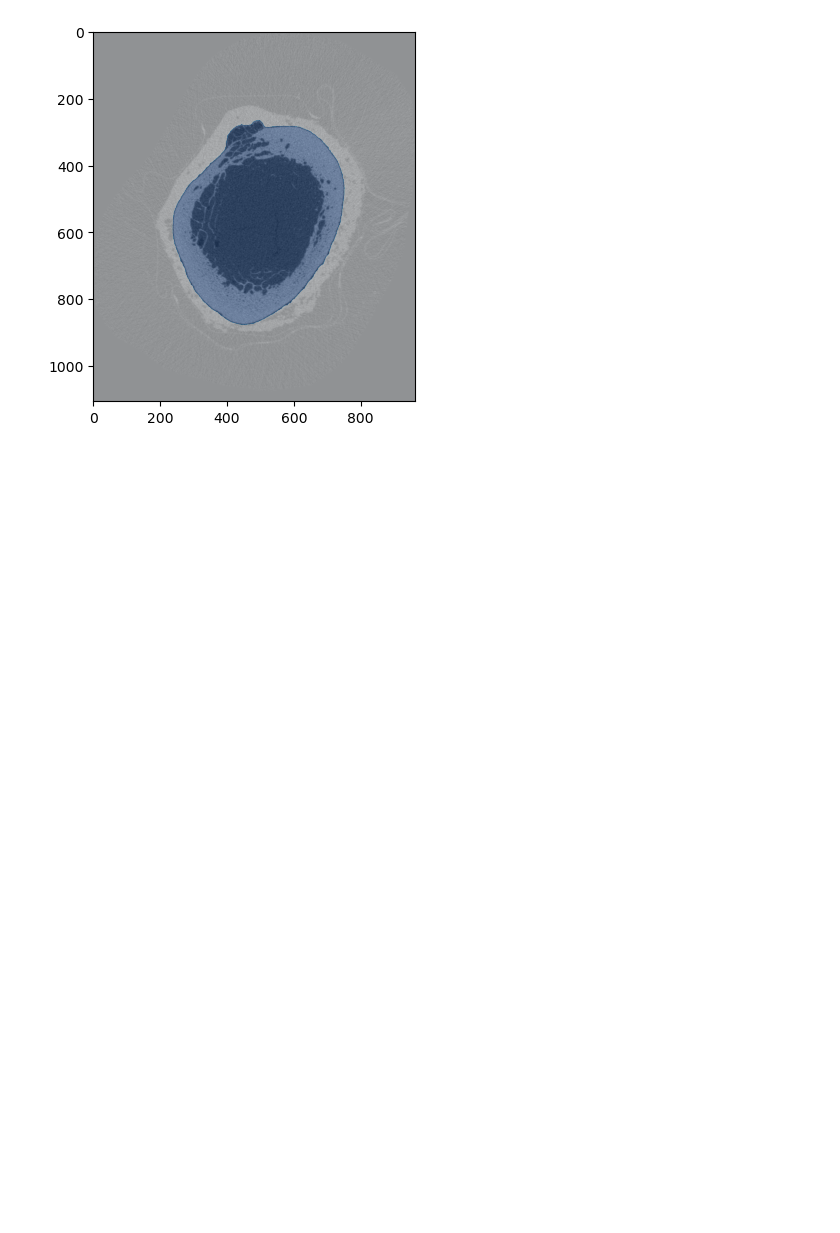
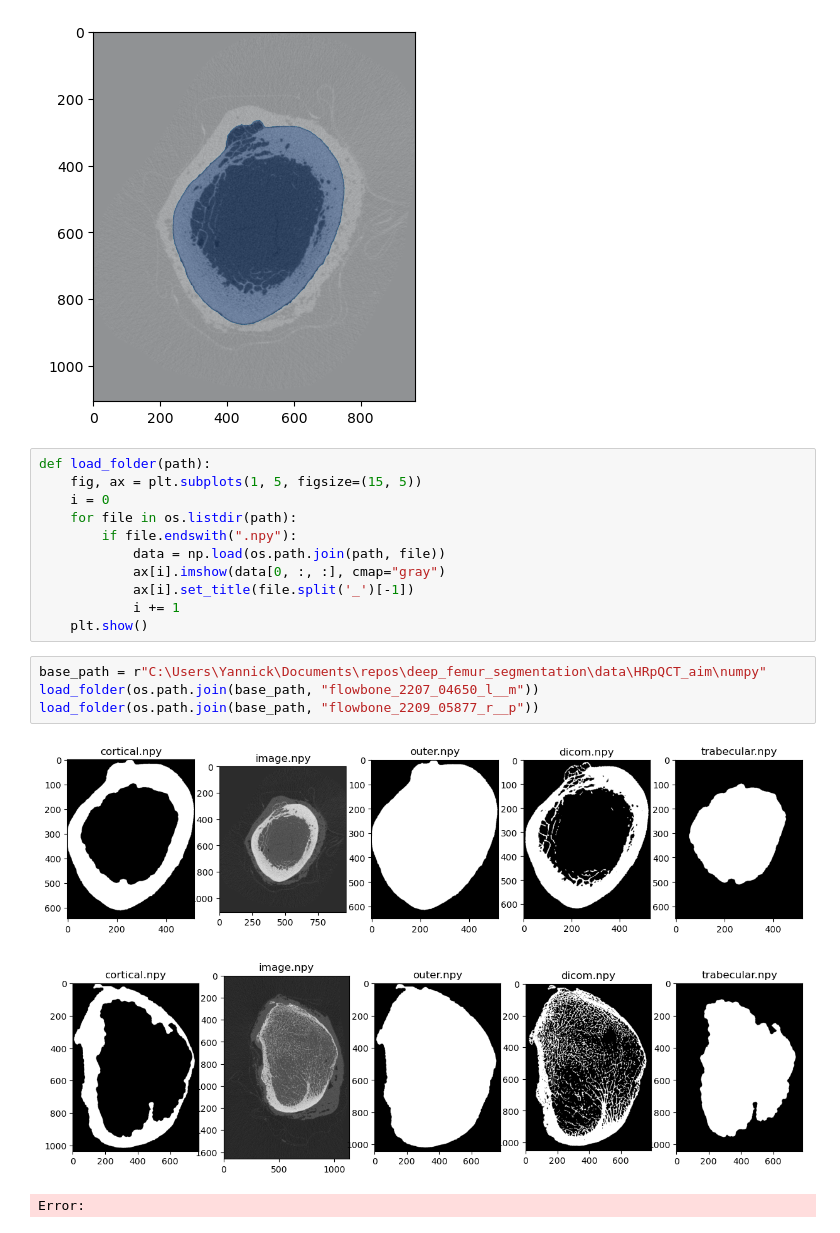
Before and after one commit to ywattenberg/deep_femur_segmentation, a Jupyter notebook: src/aim_images.ipynb, the cells around one changed output. Saved outputs shown, nothing was run; the diff lists cells and outputs as text; blank space fills up the shorter version.

```diff
--- a/src/aim_images.ipynb
+++ b/src/aim_images.ipynb
@@ -123,3 +114,22 @@ plot_mask_in_image(images_2[2], images_2[3])
 (1106, 962)
 (1106, 962)
 [figure]
+# %%
+def load_folder(path):
+    fig, ax = plt.subplots(1, 5, figsize=(15, 5))
+    i = 0
+    for file in os.listdir(path):
+        if file.endswith(".npy"):
+            data = np.load(os.path.join(path, file))
+            ax[i].imshow(data[0, :, :], cmap="gray")
+            ax[i].set_title(file.split('_')[-1])
+            i += 1
+    plt.show()
+# %%
+base_path = r"C:\Users\Yannick\Documents\repos\deep_femur_segmentation\data\HRpQCT_aim\numpy"
+load_folder(os.path.join(base_path, "flowbone_2207_04650_l__m"))
+load_folder(os.path.join(base_path, "flowbone_2209_05877_r__p"))
+# %% [output]
+[figure, added]
+[figure, added]
+Error:
```
Also changed, not shown: parts of 2 cells of this notebook, 17 other files.
